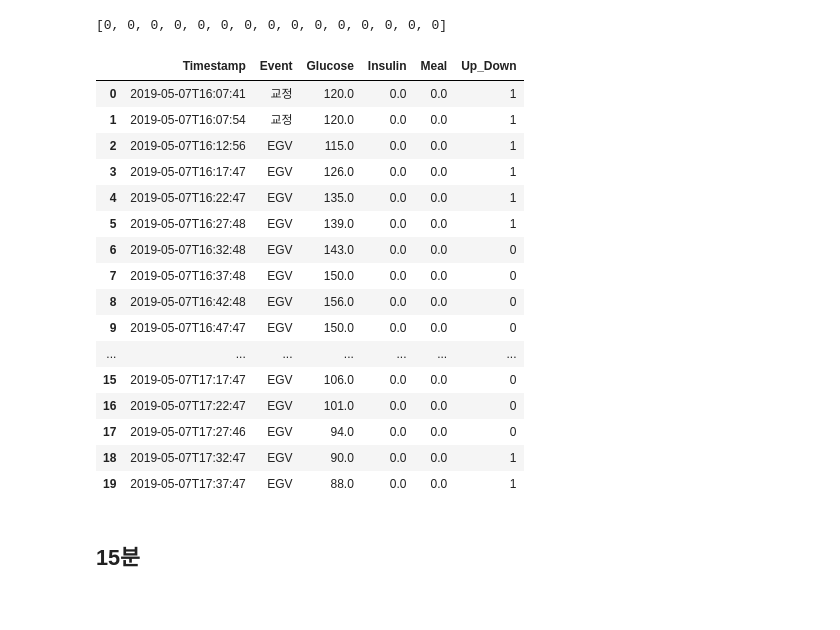
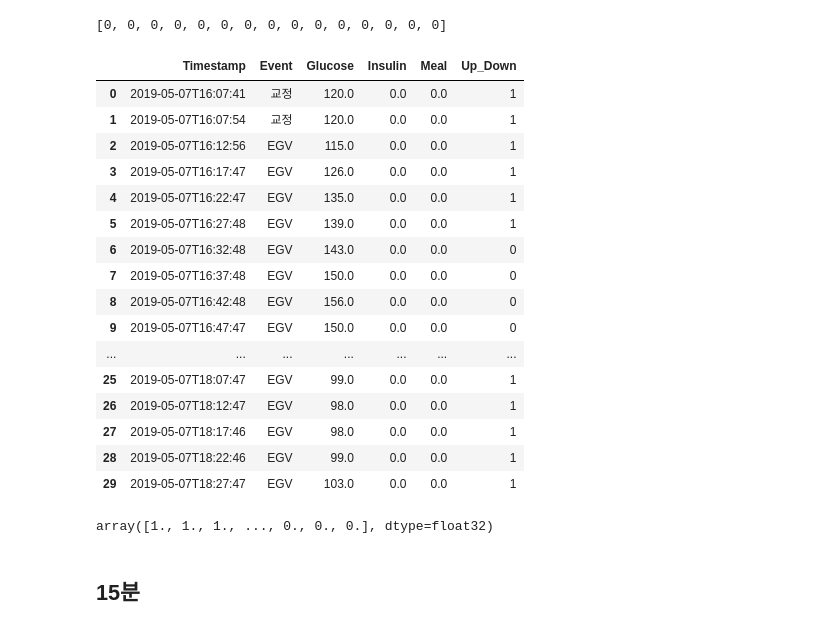
Before and after one commit to dongsikchoi/Blood-Glucose-Prediction-LSTM, a Jupyter notebook: In_Progress/BG_Prediction_Univariate_UP_DOWN_30min.ipynb, the cells around one changed output. Cells and saved outputs as stored; diff of their text form; code cells hidden in the pictures.

```diff
--- a/In_Progress/BG_Prediction_Univariate_UP_DOWN_30min.ipynb
+++ b/In_Progress/BG_Prediction_Univariate_UP_DOWN_30min.ipynb
@@ -779,22 +779,22 @@ updown_list[1030:1050]
 # %%
 df['Up_Down']=updown_list
 # %%
-df.head(20)
+df.head(30)
 # %% [output]
 |  | Timestamp | Event | Glucose | Insulin | Meal | Up_Down |
 | 0 | 2019-05-07T16:07:41 | 교정 | 120.0 | 0.0 | 0.0 | 1 |
 | 1 | 2019-05-07T16:07:54 | 교정 | 120.0 | 0.0 | 0.0 | 1 |
 | 2 | 2019-05-07T16:12:56 | EGV | 115.0 | 0.0 | 0.0 | 1 |
 | 3 | 2019-05-07T16:17:47 | EGV | 126.0 | 0.0 | 0.0 | 1 |
 | 4 | 2019-05-07T16:22:47 | EGV | 135.0 | 0.0 | 0.0 | 1 |
 | 5 | 2019-05-07T16:27:48 | EGV | 139.0 | 0.0 | 0.0 | 1 |
 | 6 | 2019-05-07T16:32:48 | EGV | 143.0 | 0.0 | 0.0 | 0 |
 | 7 | 2019-05-07T16:37:48 | EGV | 150.0 | 0.0 | 0.0 | 0 |
 | 8 | 2019-05-07T16:42:48 | EGV | 156.0 | 0.0 | 0.0 | 0 |
 | 9 | 2019-05-07T16:47:47 | EGV | 150.0 | 0.0 | 0.0 | 0 |
 | ... | ... | ... | ... | ... | ... | ... |
-| 15 | 2019-05-07T17:17:47 | EGV | 106.0 | 0.0 | 0.0 | 0 |
-| 16 | 2019-05-07T17:22:47 | EGV | 101.0 | 0.0 | 0.0 | 0 |
-| 17 | 2019-05-07T17:27:46 | EGV | 94.0 | 0.0 | 0.0 | 0 |
-| 18 | 2019-05-07T17:32:47 | EGV | 90.0 | 0.0 | 0.0 | 1 |
-| 19 | 2019-05-07T17:37:47 | EGV | 88.0 | 0.0 | 0.0 | 1 |
+| 25 | 2019-05-07T18:07:47 | EGV | 99.0 | 0.0 | 0.0 | 1 |
+| 26 | 2019-05-07T18:12:47 | EGV | 98.0 | 0.0 | 0.0 | 1 |
+| 27 | 2019-05-07T18:17:46 | EGV | 98.0 | 0.0 | 0.0 | 1 |
+| 28 | 2019-05-07T18:22:46 | EGV | 99.0 | 0.0 | 0.0 | 1 |
+| 29 | 2019-05-07T18:27:47 | EGV | 103.0 | 0.0 | 0.0 | 1 |
@@ -801,3 +813,7 @@ df.head(20)
+# %%
+dataset[:,1]
+# %% [output]
+array([1., 1., 1., ..., 0., 0., 0.], dtype=float32)
 # %% [markdown]
 ## 15분
 # %%
```
Also changed, not shown: parts of 20 cells of this notebook.
